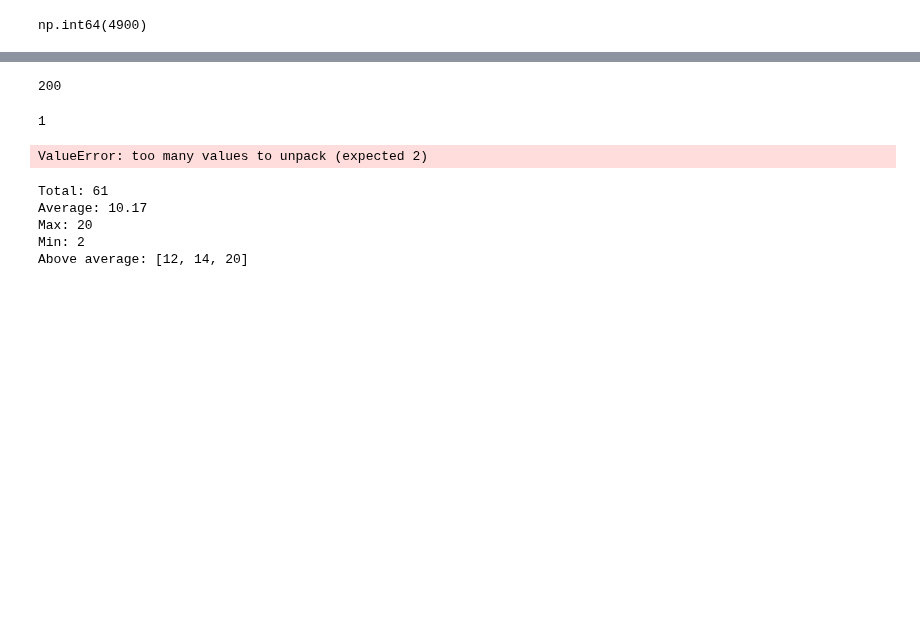
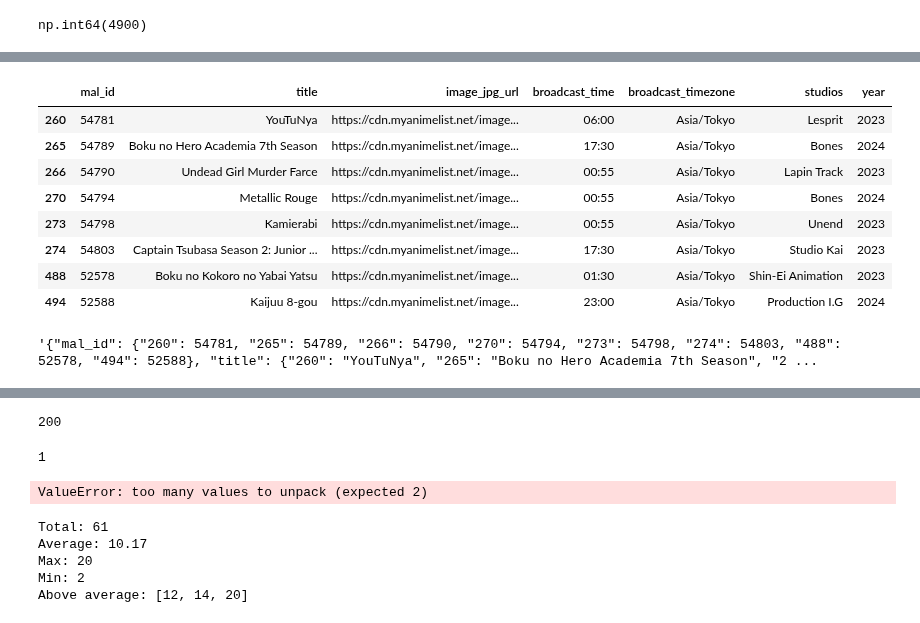
Before and after one commit to edmiller824/sf_tech, a Jupyter notebook: reps.ipynb, the cells around one changed output, grey strips where cells are left out. Cells and saved outputs as stored; diff of their text form; code cells hidden in the pictures; blank space fills up the shorter version.

```diff
--- a/reps.ipynb
+++ b/reps.ipynb
@@ -12,3 +12,22 @@ np.dot(arr1, arr2)
 # arr1.shape
 # %% [output]
 np.int64(4900)
+# %%
+import pandas as pd
+import numpy as np
+import seaborn as sns
+import matplotlib.pyplot as plt
+from sklearn import linear_model
+from sklearn.model_selection import train_test_split
+
+from datetime import datetime as dt
+
+%matplotlib inline
+
+path = "/Users/emiller/Documents/sf_tech/sf_datasets/"
+
+# parse_dates = ['', '']
+anime_csv = pd.read_csv(path + "anime.csv")
+                        # , parse_dates=parse_dates)
+
+print('complete')
@@ -14,0 +53,19 @@ np.int64(4900)
+# %%
+anime = anime_csv[['mal_id', 'title', 'image_jpg_url', 'broadcast_time', 'broadcast_timezone', 'studios', 'year']]
+anime = anime.copy()
+anime['year'] = anime['year'].fillna(0).astype(int)
+# anime = anime.copy()
+headers = anime.columns.to_list()
+year_list = [2022, 2023, 2024]
+body = anime[anime['year'].isin(year_list)].head(8)
+body
+# %% [output]
+|  | mal_id | title | image_jpg_url | broadcast_time | broadcast_timezone | studios | year |
+| 260 | 54781 | YouTuNya | https://cdn.myanimelist.net/image... | 06:00 | Asia/Tokyo | Lesprit | 2023 |
+| 265 | 54789 | Boku no Hero Academia 7th Season | https://cdn.myanimelist.net/image... | 17:30 | Asia/Tokyo | Bones | 2024 |
+| 266 | 54790 | Undead Girl Murder Farce | https://cdn.myanimelist.net/image... | 00:55 | Asia/Tokyo | Lapin Track | 2023 |
+| 270 | 54794 | Metallic Rouge | https://cdn.myanimelist.net/image... | 00:55 | Asia/Tokyo | Bones | 2024 |
+| 273 | 54798 | Kamierabi | https://cdn.myanimelist.net/image... | 00:55 | Asia/Tokyo | Unend | 2023 |
+| 274 | 54803 | Captain Tsubasa Season 2: Junior ... | https://cdn.myanimelist.net/image... | 17:30 | Asia/Tokyo | Studio Kai | 2023 |
+| 488 | 52578 | Boku no Kokoro no Yabai Yatsu | https://cdn.myanimelist.net/image... | 01:30 | Asia/Tokyo | Shin-Ei Animation | 2023 |
+| 494 | 52588 | Kaijuu 8-gou | https://cdn.myanimelist.net/image... | 23:00 | Asia/Tokyo | Production I.G | 2024 |
@@ -14,0 +75,18 @@ np.int64(4900)
+# %%
+import json
+
+# create list of dictionaries: 1 dictionary per record
+
+
+dict_output = body.to_dict()
+    # orient='records')
+
+
+# create json from csv
+j_output = json.dumps(dict_output)
+j_output
+
+# insert for broadcast time as nested field...hopefully
+{"broadcast":{"time": {"260": "06:00", "265": "17:30", "266": "00:55", "270": "00:55", "273": "00:55", "274": "17:30", "488": "01:30", "494": "23:00"}, "timezone": {"260": "Asia/Tokyo", "265": "Asia/Tokyo", "266": "Asia/Tokyo", "270": "Asia/Tokyo", "273": "Asia/Tokyo", "274": "Asia/Tokyo", "488": "Asia/Tokyo", "494": "Asia/Tokyo"}}}
+# %% [output]
+'{"mal_id": {"260": 54781, "265": 54789, "266": 54790, "270": 54794, "273": 54798, "274": 54803, "488": 52578, "494": 52588}, "title": {"260": "YouTuNya", "265": "Boku no Hero Academia 7th Season", "2 ...
```
Also changed, not shown: parts of 13 cells of this notebook.
